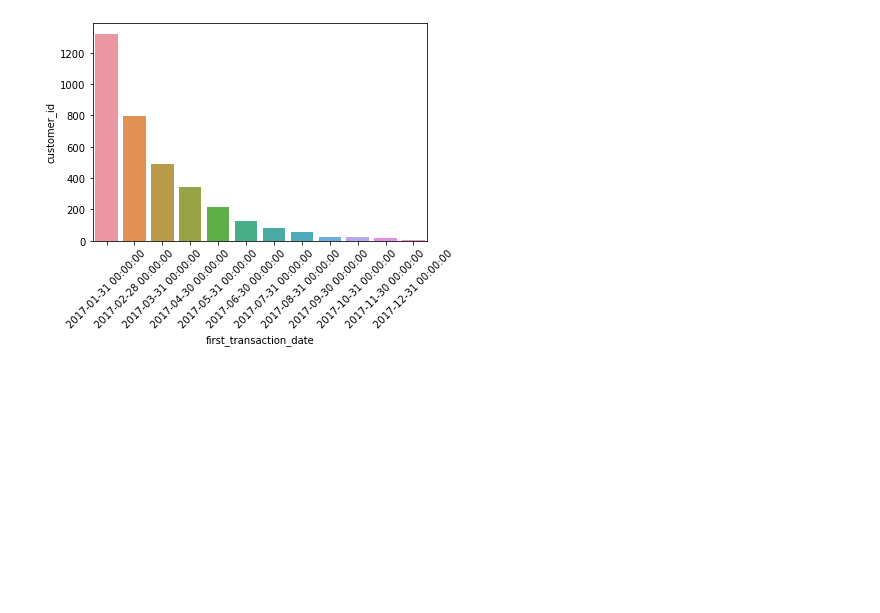
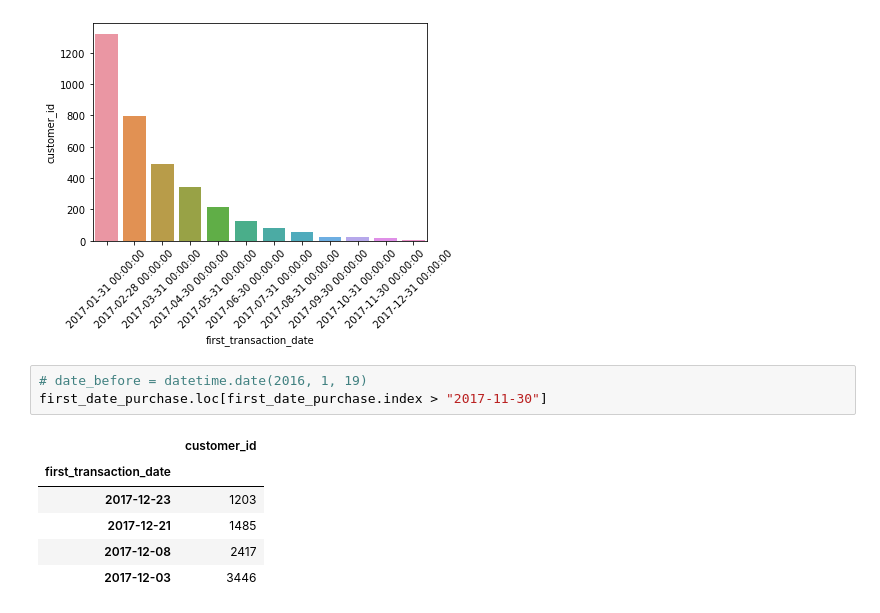
Before and after one commit to Navyhoang/KPMG_Virtual_Internship_Challenge, a Jupyter notebook: Results/KPMG_module_1_transaction.ipynb, the cells around one changed output. Saved outputs shown, nothing was run; the diff lists cells and outputs as text; blank space fills up the shorter version.

```diff
--- a/Results/KPMG_module_1_transaction.ipynb
+++ b/Results/KPMG_module_1_transaction.ipynb
@@ -807,3 +826,13 @@ ax.set_xticklabels(ax.get_xticklabels(), rotation=45)
  Text(10, 0, '2017-11-30 00:00:00'),
  Text(11, 0, '2017-12-31 00:00:00')]
 [figure]
+# %%
+# date_before = datetime.date(2016, 1, 19)
+first_date_purchase.loc[first_date_purchase.index > "2017-11-30"]
+# %% [output]
+|  | customer_id |
+| first_transaction_date |  |
+| 2017-12-23 | 1203 |
+| 2017-12-21 | 1485 |
+| 2017-12-08 | 2417 |
+| 2017-12-03 | 3446 |
```
Also changed, not shown: parts of 1 cell of this notebook.
